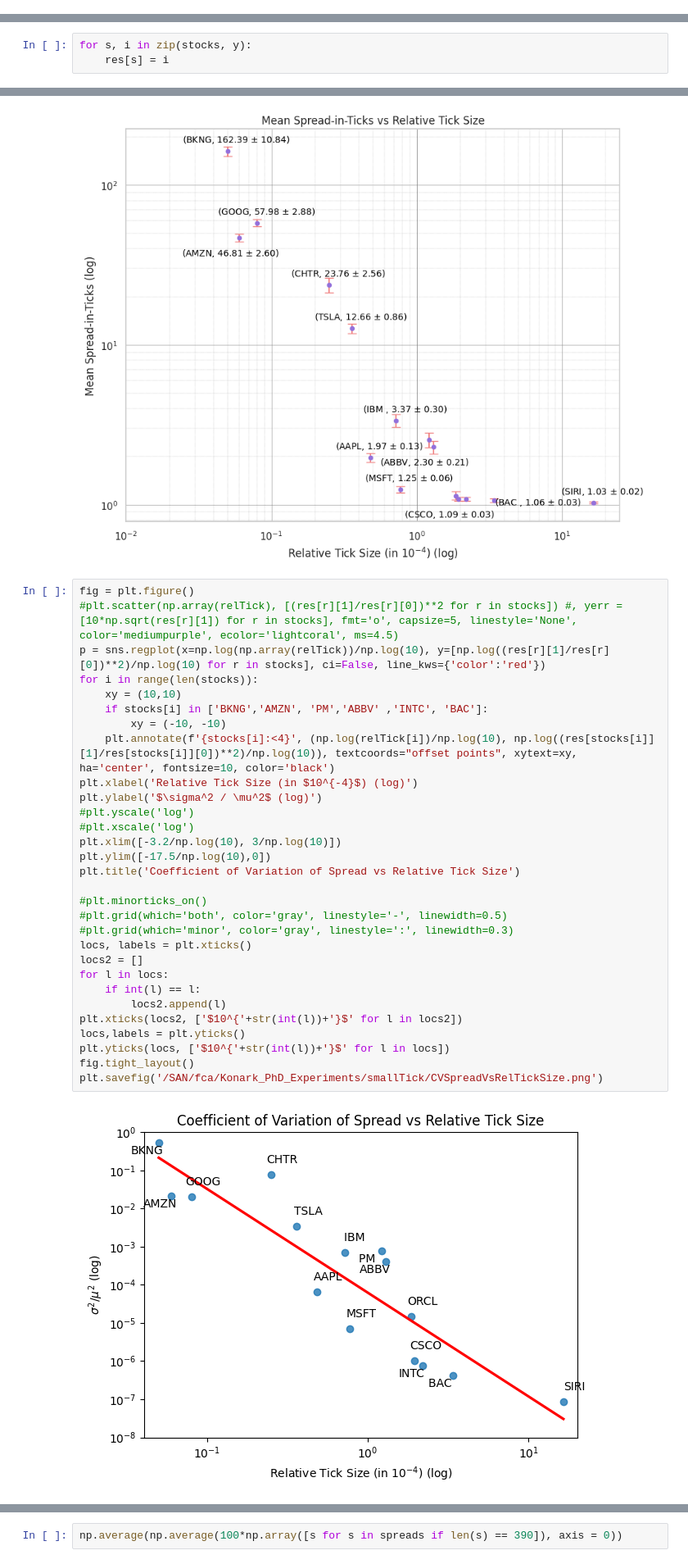
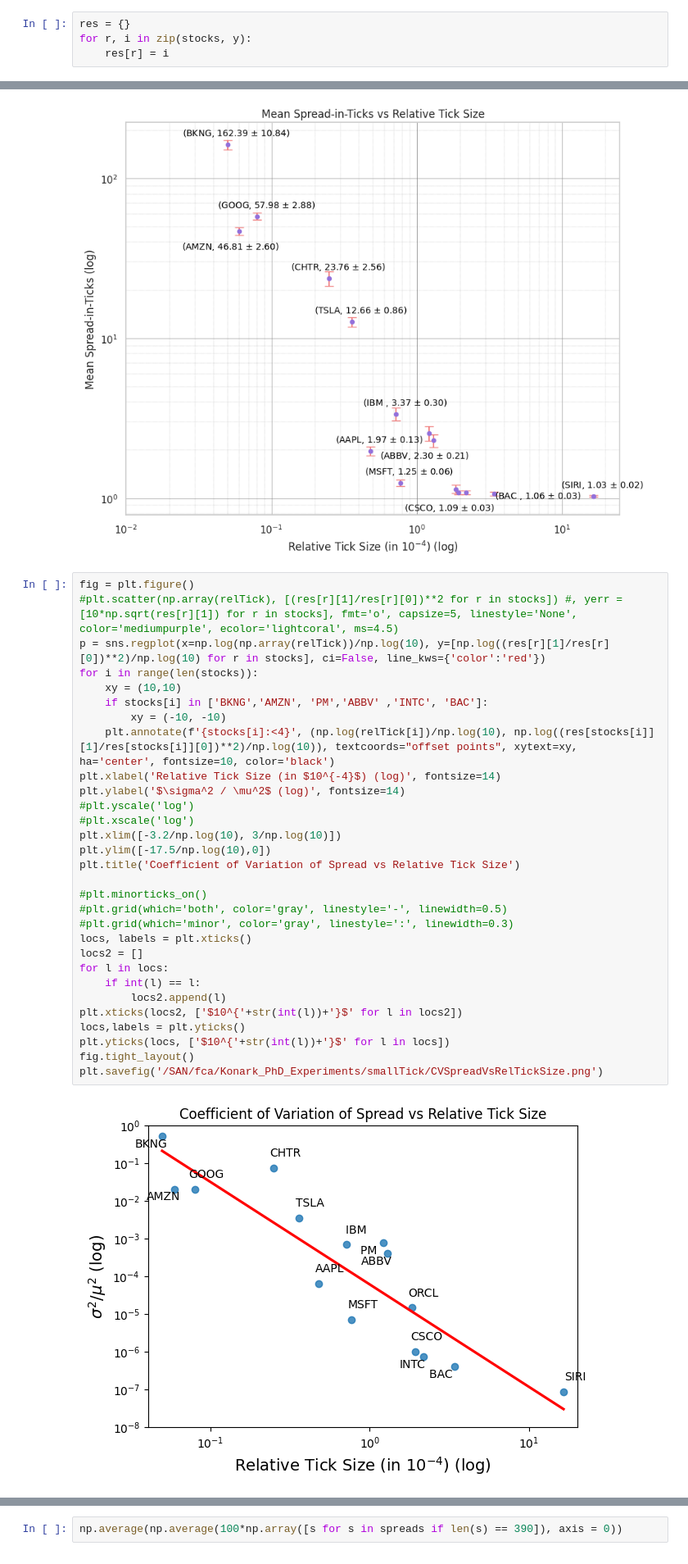
Before and after one commit to konqr/lobSimulations, a Jupyter notebook: src/backup/hawkes/experiments/totalEDA.ipynb, the cells around one changed output, grey strips where cells are left out. Shown at 82% size. Cells and saved outputs as stored; diff of their text form.

```diff
--- a/src/backup/hawkes/experiments/totalEDA.ipynb
+++ b/src/backup/hawkes/experiments/totalEDA.ipynb
@@ -63,4 +63,8 @@ y = [(0.010307495249232301, 3.034281063873427e-06, 35.014705650675474),
     (0.4680933428375295, 0.06768065189773503, 3.2374300699687204),
     (0.5797509194902905, 0.08311483367394684, 4.04393672937343),
     (1.6238652815692616, 1.1750861980438914, 2.244038315721519)]
+# %%
+res = {}
+for r, i in zip(stocks, y):
+    res[r] = i
 # %%
@@ -70,6 +113,3 @@ y = [(0.010307495249232301, 3.034281063873427e-06, 35.014705650675474),
-# %%
-for s, i in zip(stocks, y):
-    res[s] = i
 # %%
 
 
@@ -100,32 +140,32 @@ plt.savefig('/SAN/fca/Konark_PhD_Experiments/smallTick/MeanSpreadVsRelTickSize.p
 # %%
 fig = plt.figure()
 #plt.scatter(np.array(relTick), [(res[r][1]/res[r][0])**2 for r in stocks]) #, yerr = [10*np.sqrt(res[r][1]) for r in stocks], fmt='o', capsize=5, linestyle='None', color='mediumpurple', ecolor='lightcoral', ms=4.5)
 p = sns.regplot(x=np.log(np.array(relTick))/np.log(10), y=[np.log((res[r][1]/res[r][0])**2)/np.log(10) for r in stocks], ci=False, line_kws={'color':'red'})
 for i in range(len(stocks)):
     xy = (10,10)
     if stocks[i] in ['BKNG','AMZN', 'PM','ABBV' ,'INTC', 'BAC']:
         xy = (-10, -10)
     plt.annotate(f'{stocks[i]:<4}', (np.log(relTick[i])/np.log(10), np.log((res[stocks[i]][1]/res[stocks[i]][0])**2)/np.log(10)), textcoords="offset points", xytext=xy, ha='center', fontsize=10, color='black')
-plt.xlabel('Relative Tick Size (in $10^{-4}$) (log)')
-plt.ylabel('$\sigma^2 / \mu^2$ (log)')
+plt.xlabel('Relative Tick Size (in $10^{-4}$) (log)', fontsize=14)
+plt.ylabel('$\sigma^2 / \mu^2$ (log)', fontsize=14)
 #plt.yscale('log')
 #plt.xscale('log')
 plt.xlim([-3.2/np.log(10), 3/np.log(10)])
 plt.ylim([-17.5/np.log(10),0])
 plt.title('Coefficient of Variation of Spread vs Relative Tick Size')
 
 #plt.minorticks_on()
 #plt.grid(which='both', color='gray', linestyle='-', linewidth=0.5)
 #plt.grid(which='minor', color='gray', linestyle=':', linewidth=0.3)
 locs, labels = plt.xticks()
 locs2 = []
 for l in locs:
     if int(l) == l:
         locs2.append(l)
 plt.xticks(locs2, ['$10^{'+str(int(l))+'}$' for l in locs2])
 locs,labels = plt.yticks()
 plt.yticks(locs, ['$10^{'+str(int(l))+'}$' for l in locs])
 fig.tight_layout()
 plt.savefig('/SAN/fca/Konark_PhD_Experiments/smallTick/CVSpreadVsRelTickSize.png')
 # %% [output]
-[figure, old version]
+[figure, new version]
```
Also changed, not shown: parts of 6 cells of this notebook, 2 other files.
